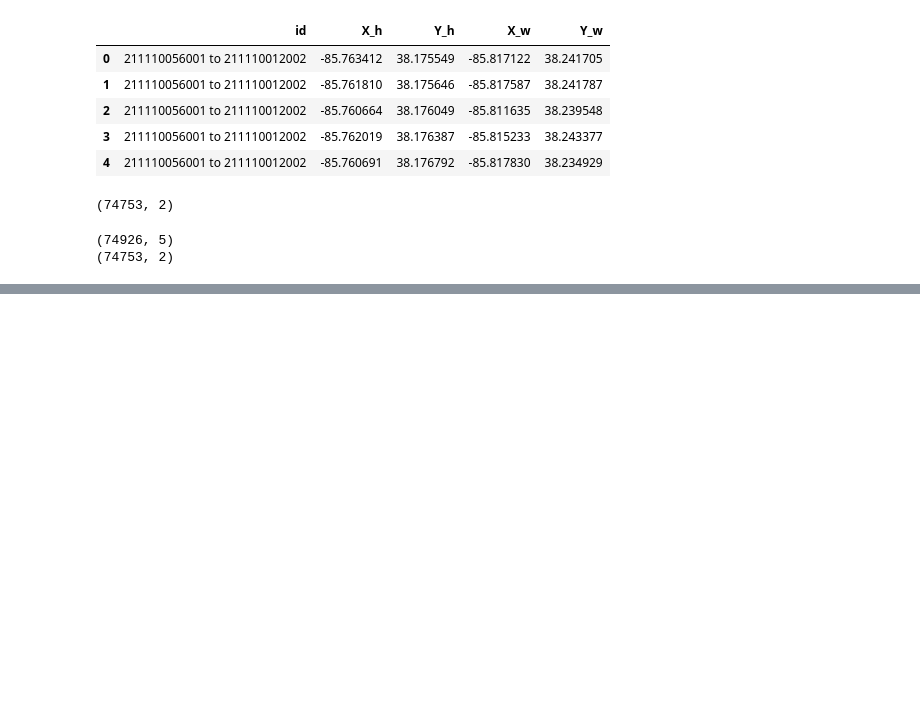
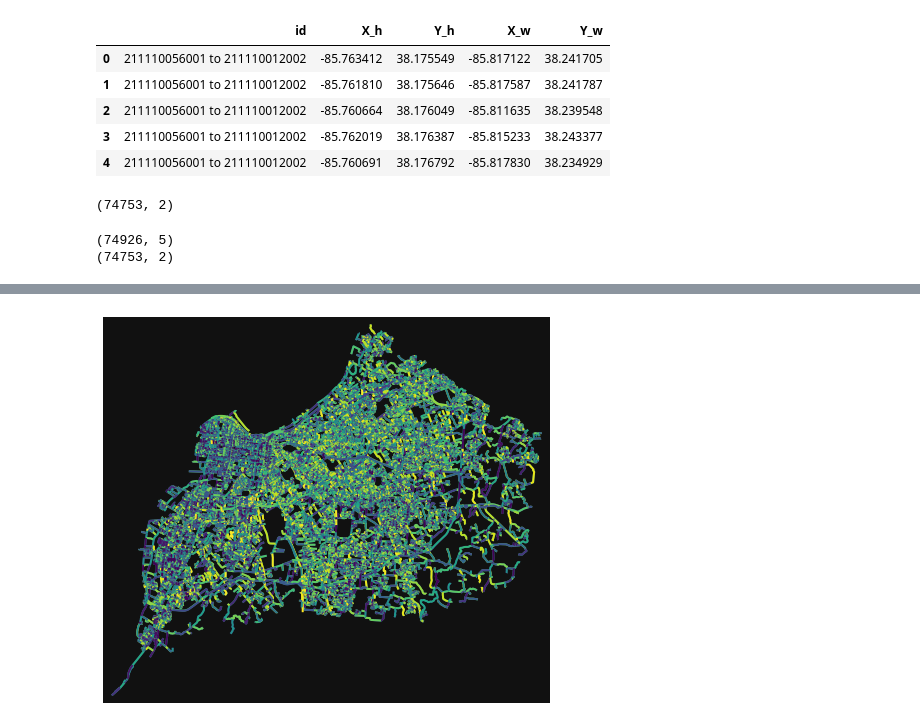
Before and after one commit to asrenninger/jams, a Jupyter notebook: python/osmnx.ipynb, the cells around one changed output, grey strips where cells are left out. Cells and saved outputs as stored; diff of their text form; code cells hidden in the pictures; blank space fills up the shorter version.

```diff
--- a/python/osmnx.ipynb
+++ b/python/osmnx.ipynb
@@ -260,0 +272,7 @@ final.to_file("imputed_homes.shp")
+# %%
+G = ox.bearing.add_edge_bearings(G)
+# %%
+ec = ox.plot.get_edge_colors_by_attr(G, 'bearing', cmap='viridis')
+fig, ax = ox.plot_graph(G, edge_color=ec, edge_linewidth=2, node_size=0)
+# %% [output]
+[figure, added]
```
Also changed, not shown: parts of 10 cells of this notebook, 1 other file.
